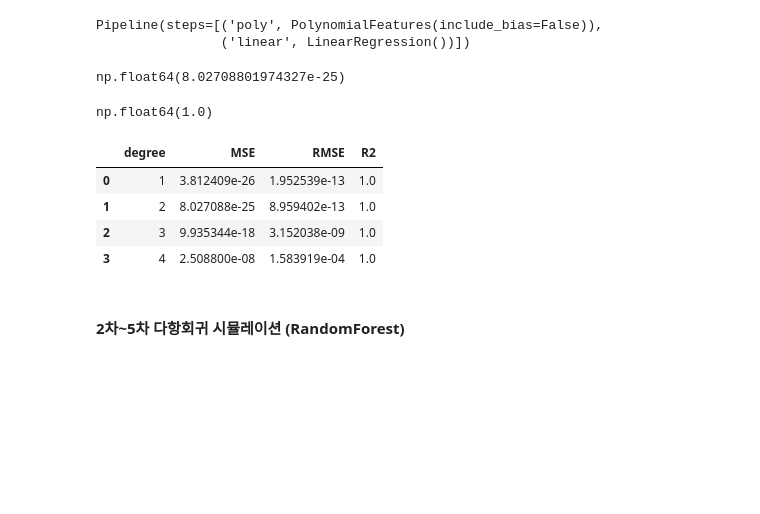
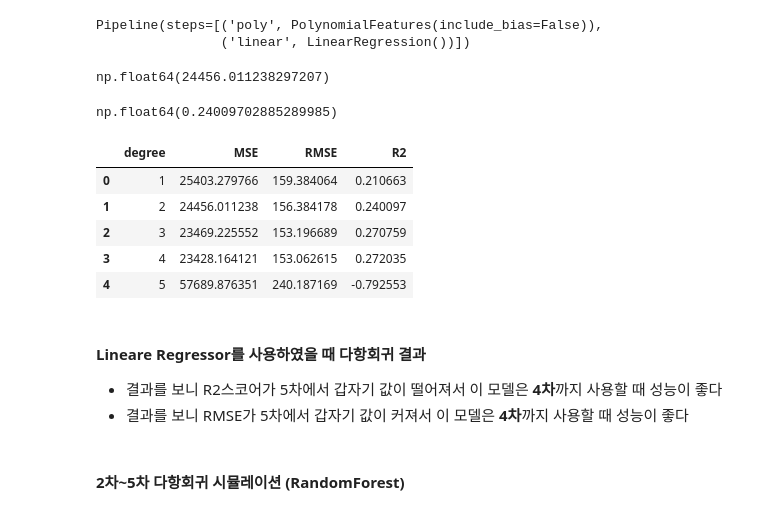
Before and after one commit to jiyoung1634/hipython_rep, a Jupyter notebook: 머신러닝 보고서2/39_bike대여량예측모델.ipynb, the cells around one changed output. Saved outputs shown, nothing was run; the diff lists cells and outputs as text; code cells hidden in the pictures; blank space fills up the shorter version.

```diff
--- a/39_bike대여량예측모델.ipynb
+++ b/머신러닝 보고서2/39_bike대여량예측모델.ipynb
@@ -177,5 +179,5 @@ sns.heatmap(bike_df1.corr())
 # %%
-bike_df2 = bike_df1.drop('humidity', axis=1)
+bike_df2 = bike_df1.drop(['humidity', 'casual', 'registered'], axis=1)
 bike_df2.info()
 # %% [output]
 <class 'pandas.core.frame.DataFrame'>
@@ -314,33 +309,45 @@ Pipeline(steps=[('poly', PolynomialFeatures(include_bias=False)),
 pred_poly = model_poly.predict(X_test)
 mean_squared_error(y_test, pred_poly)
 # %% [output]
-np.float64(8.02708801974327e-25)
+np.float64(24456.011238297207)
 # %%
 r2_score(y_test, pred_poly)
 # %% [output]
-np.float64(1.0)
+np.float64(0.24009702885289985)
 # %%
 results = []
+best_r2=-np.inf
+best_model = None
+best_pred = None
 
-for degree in range(1,5):
+for degree in range(1,6):
     model_poly = Pipeline([
         ('poly', PolynomialFeatures(degree=degree, include_bias=False)),
         ('linear', LinearRegression())]
     )
     model_poly.fit(X_train, y_train)
     pred_poly = model_poly.predict(X_test)
     mse = mean_squared_error(y_test, pred_poly)
     rmse = np.sqrt(mse)
     r2 = r2_score(y_test, pred_poly)
     results.append({'degree':degree, 'MSE':mse, 'RMSE':rmse, 'R2':r2})
+    if r2 > best_r2:
+        best_r2 = r2
+        best_model = model_poly
+        best_pred = pred_poly
 
 pd.DataFrame(results)
 # %% [output]
 |  | degree | MSE | RMSE | R2 |
-| 0 | 1 | 3.812409e-26 | 1.952539e-13 | 1.0 |
-| 1 | 2 | 8.027088e-25 | 8.959402e-13 | 1.0 |
-| 2 | 3 | 9.935344e-18 | 3.152038e-09 | 1.0 |
-| 3 | 4 | 2.508800e-08 | 1.583919e-04 | 1.0 |
+| 0 | 1 | 25403.279766 | 159.384064 | 0.210663 |
+| 1 | 2 | 24456.011238 | 156.384178 | 0.240097 |
+| 2 | 3 | 23469.225552 | 153.196689 | 0.270759 |
+| 3 | 4 | 23428.164121 | 153.062615 | 0.272035 |
+| 4 | 5 | 57689.876351 | 240.187169 | -0.792553 |
+# %% [markdown]
+#### Lineare Regressor를 사용하였을 때 다항회귀 결과
++ 결과를 보니 R2스코어가 5차에서 갑자기 값이 떨어져서 이 모델은 **4차**까지 사용할 때 성능이 좋다
++ 결과를 보니 RMSE가 5차에서 갑자기 값이 커져서 이 모델은 **4차**까지 사용할 때 성능이 좋다
 # %% [markdown]
 #### 2차~5차 다항회귀 시뮬레이션 (RandomForest)
 # %%
```
Also changed, not shown: parts of 91 cells of this notebook, 1 other file.
